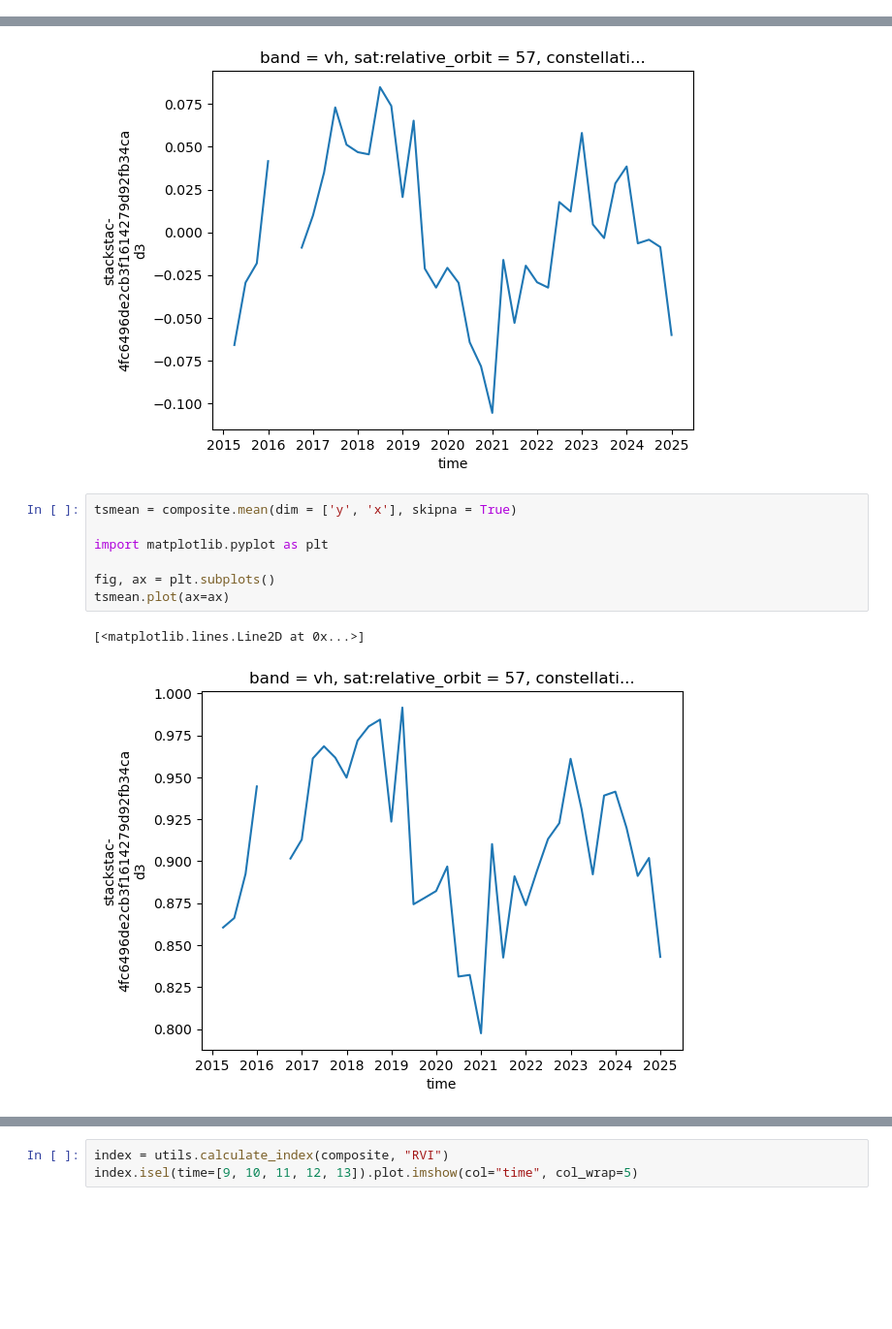
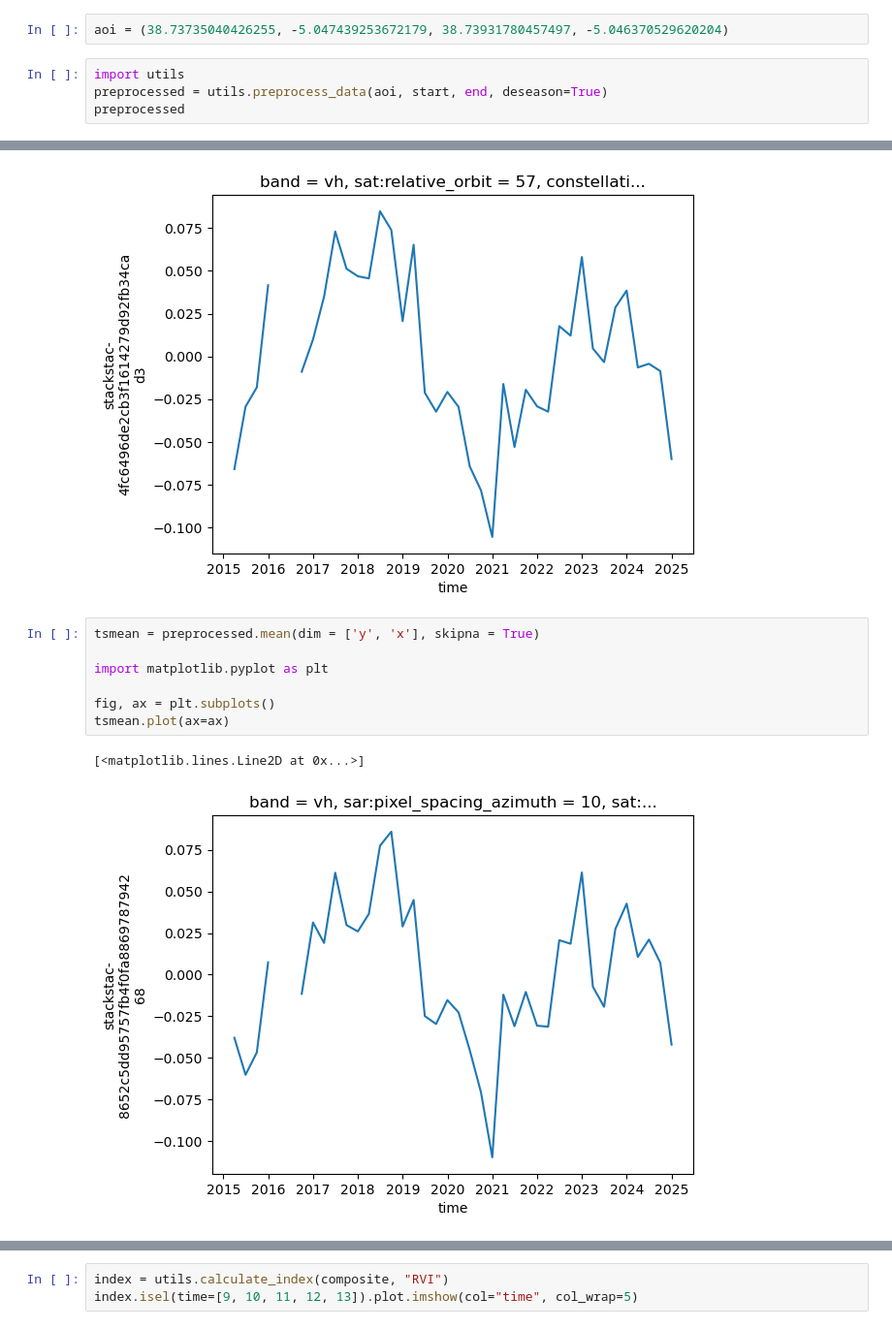
Before and after one commit to adlai-nelson/geog313-final-project, a Jupyter notebook: analysis.ipynb, the cells around one changed output, grey strips where cells are left out. Shown: that part at 97% size. Cells and saved outputs as stored; diff of their text form; blank space fills up the shorter version.

Commit message:
updated utils with preprocess function

```diff
--- a/analysis.ipynb
+++ b/analysis.ipynb
@@ -32,0 +27,6 @@ composite = utils.temporal_composite(coarsened)
+# %%
+aoi = (38.73735040426255, -5.047439253672179, 38.73931780457497, -5.046370529620204)
+# %%
+import utils
+preprocessed = utils.preprocess_data(aoi, start, end, deseason=True)
+preprocessed
@@ -75,12 +104,12 @@ tsmean.plot(ax=ax)
 [<matplotlib.lines.Line2D at 0x...>]
 [figure]
 # %%
-tsmean = composite.mean(dim = ['y', 'x'], skipna = True)
+tsmean = preprocessed.mean(dim = ['y', 'x'], skipna = True)
 
 import matplotlib.pyplot as plt
 
 fig, ax = plt.subplots()
 tsmean.plot(ax=ax)
 # %% [output]
 [<matplotlib.lines.Line2D at 0x...>]
-[figure, old version]
+[figure, new version]
```
Also changed, not shown: parts of 14 cells of this notebook, 1 other file.
